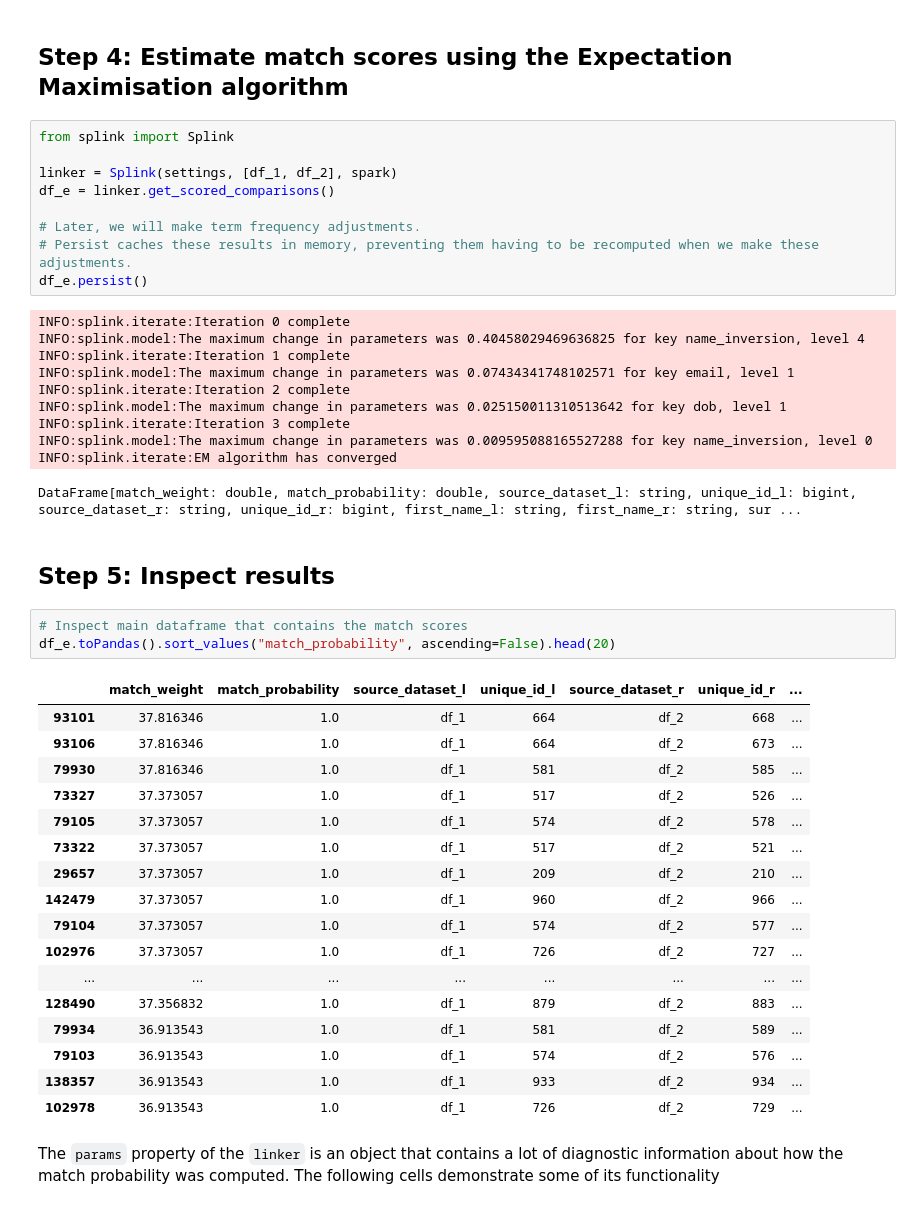
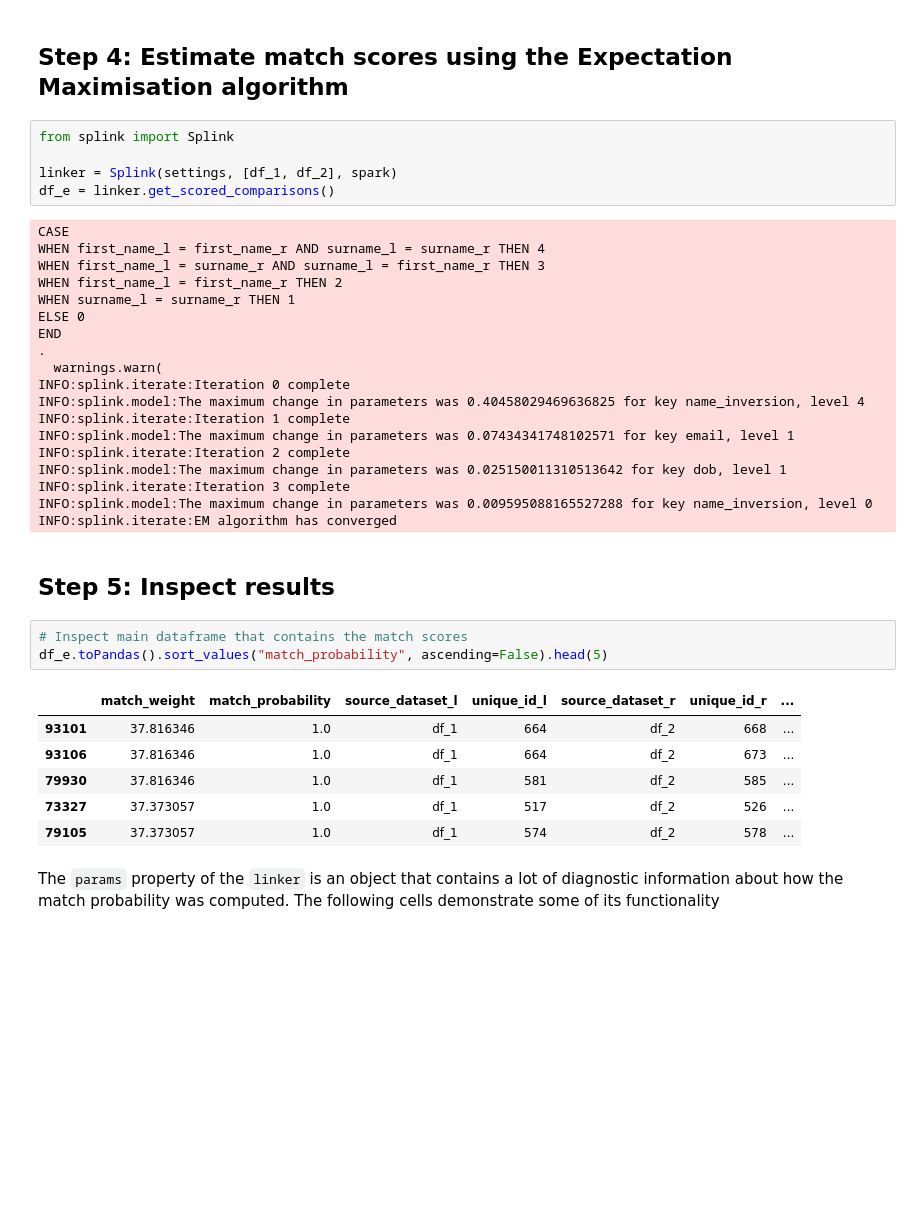
Before and after one commit to moj-analytical-services/splink_demos, a Jupyter notebook: quickstart_demo_linking.ipynb, the cells around one changed output. Cells and saved outputs as stored; diff of their text form; blank space fills up the shorter version.

```diff
--- a/quickstart_demo_linking.ipynb
+++ b/quickstart_demo_linking.ipynb
@@ -136,11 +143,16 @@ from splink import Splink
 
 linker = Splink(settings, [df_1, df_2], spark)
 df_e = linker.get_scored_comparisons()
-
-# Later, we will make term frequency adjustments.
-# Persist caches these results in memory, preventing them having to be recomputed when we make these adjustments.
-df_e.persist()
 # %% [output]
+CASE
+WHEN first_name_l = first_name_r AND surname_l = surname_r THEN 4
+WHEN first_name_l = surname_r AND surname_l = first_name_r THEN 3
+WHEN first_name_l = first_name_r THEN 2
+WHEN surname_l = surname_r THEN 1
+ELSE 0
+END
+.
+  warnings.warn(
 INFO:splink.iterate:Iteration 0 complete
 INFO:splink.model:The maximum change in parameters was 0.40458029469636825 for key name_inversion, level 4
 INFO:splink.iterate:Iteration 1 complete
@@ -150,30 +162,18 @@ INFO:splink.model:The maximum change in parameters was 0.025150011310513642 for
 INFO:splink.iterate:Iteration 3 complete
 INFO:splink.model:The maximum change in parameters was 0.009595088165527288 for key name_inversion, level 0
 INFO:splink.iterate:EM algorithm has converged
-DataFrame[match_weight: double, match_probability: double, source_dataset_l: string, unique_id_l: bigint, source_dataset_r: string, unique_id_r: bigint, first_name_l: string, first_name_r: string, sur ...
 # %% [markdown]
 ## Step 5: Inspect results
 # %%
 # Inspect main dataframe that contains the match scores
-df_e.toPandas().sort_values("match_probability", ascending=False).head(20)
+df_e.toPandas().sort_values("match_probability", ascending=False).head(5)
 # %% [output]
 |  | match_weight | match_probability | source_dataset_l | unique_id_l | source_dataset_r | unique_id_r | ... |
 | 93101 | 37.816346 | 1.0 | df_1 | 664 | df_2 | 668 | ... |
 | 93106 | 37.816346 | 1.0 | df_1 | 664 | df_2 | 673 | ... |
 | 79930 | 37.816346 | 1.0 | df_1 | 581 | df_2 | 585 | ... |
 | 73327 | 37.373057 | 1.0 | df_1 | 517 | df_2 | 526 | ... |
 | 79105 | 37.373057 | 1.0 | df_1 | 574 | df_2 | 578 | ... |
-| 73322 | 37.373057 | 1.0 | df_1 | 517 | df_2 | 521 | ... |
-| 29657 | 37.373057 | 1.0 | df_1 | 209 | df_2 | 210 | ... |
-| 142479 | 37.373057 | 1.0 | df_1 | 960 | df_2 | 966 | ... |
-| 79104 | 37.373057 | 1.0 | df_1 | 574 | df_2 | 577 | ... |
-| 102976 | 37.373057 | 1.0 | df_1 | 726 | df_2 | 727 | ... |
-| ... | ... | ... | ... | ... | ... | ... | ... |
-| 128490 | 37.356832 | 1.0 | df_1 | 879 | df_2 | 883 | ... |
-| 79934 | 36.913543 | 1.0 | df_1 | 581 | df_2 | 589 | ... |
-| 79103 | 36.913543 | 1.0 | df_1 | 574 | df_2 | 576 | ... |
-| 138357 | 36.913543 | 1.0 | df_1 | 933 | df_2 | 934 | ... |
-| 102978 | 36.913543 | 1.0 | df_1 | 726 | df_2 | 729 | ... |
 # %% [markdown]
 The `params` property of the `linker` is an object that contains a lot of diagnostic information about how the match probability was computed.  The following cells demonstrate some of its functionality
 # %%
```
Also changed, not shown: parts of 5 cells of this notebook, 10 other files.
